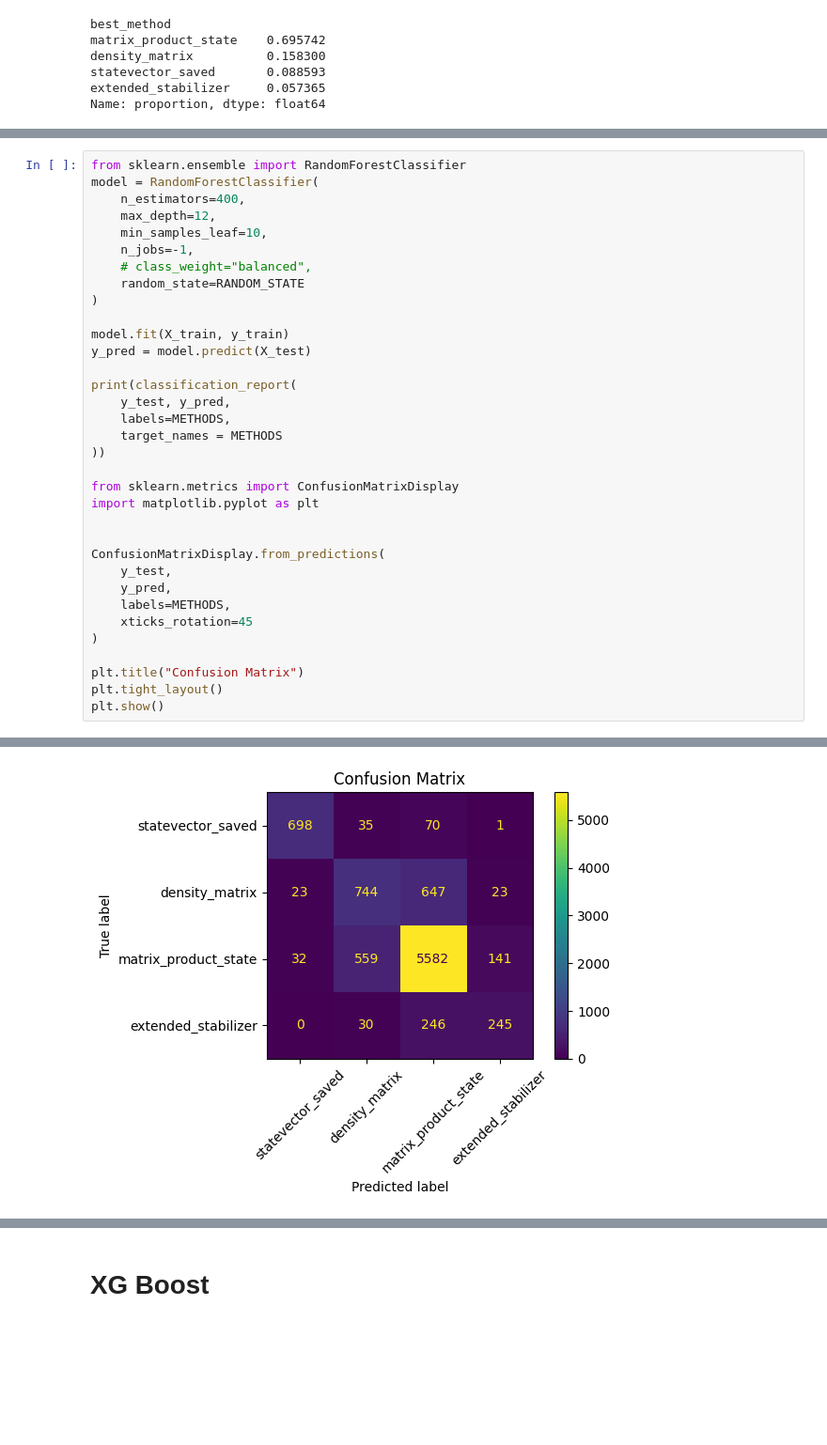
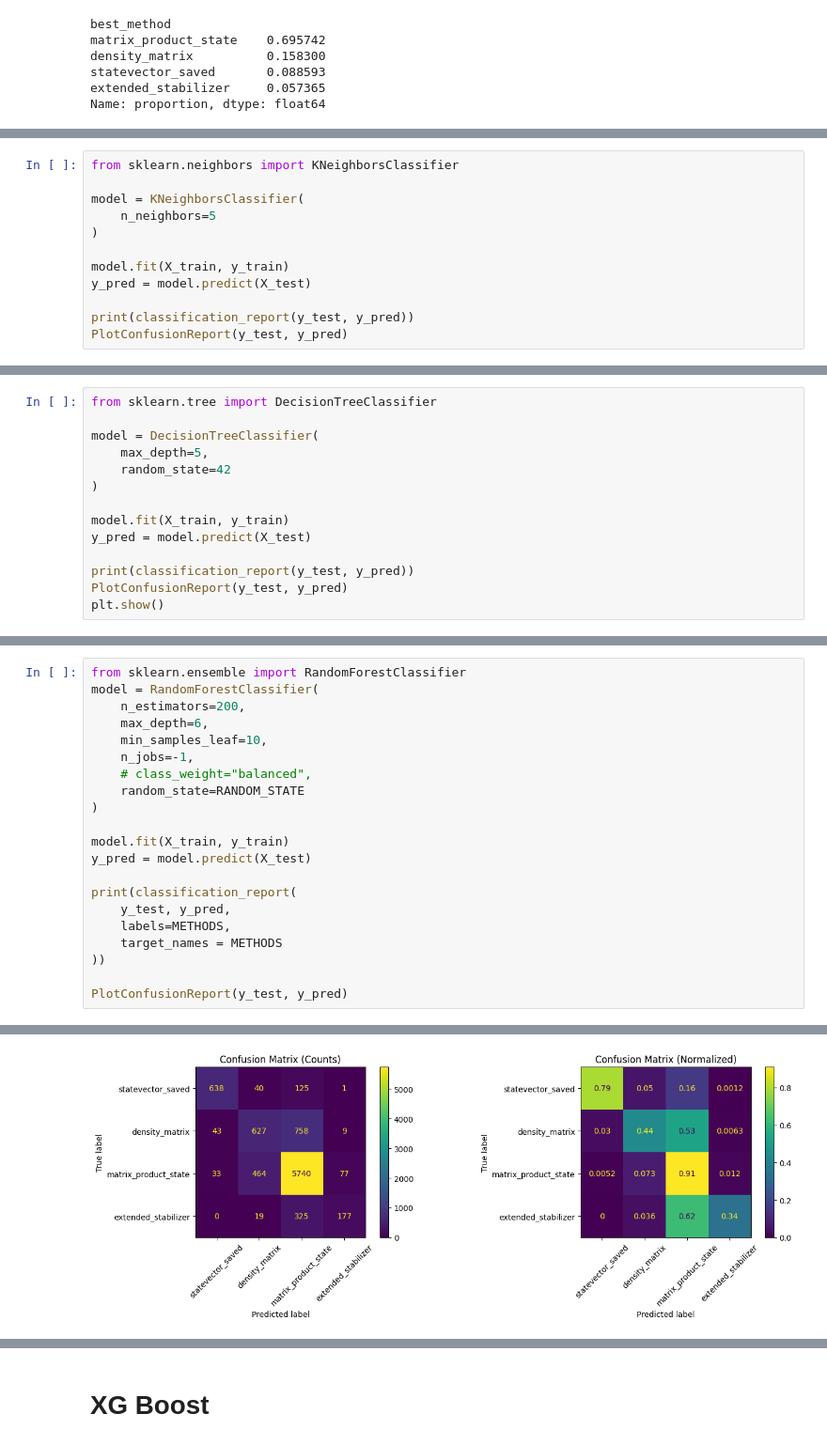
Before and after one commit to andreiilinescu/InferQ, a Jupyter notebook: analysis/selector.ipynb, the cells around one changed output, grey strips where cells are left out. Shown at 94% size. Drawn from its saved outputs; the diff is of its cells as text; blank space fills up the shorter version.

Commit message:
more models

```diff
--- a/analysis/selector.ipynb
+++ b/analysis/selector.ipynb
@@ -256,0 +271,12 @@ Name: proportion, dtype: float64
+# %%
+from sklearn.neighbors import KNeighborsClassifier
+
+model = KNeighborsClassifier(
+    n_neighbors=5
+)
+
+model.fit(X_train, y_train)
+y_pred = model.predict(X_test)
+
+print(classification_report(y_test, y_pred))
+PlotConfusionReport(y_test, y_pred)
@@ -256,0 +302,14 @@ Name: proportion, dtype: float64
+# %%
+from sklearn.tree import DecisionTreeClassifier
+
+model = DecisionTreeClassifier(
+    max_depth=5,
+    random_state=42
+)
+
+model.fit(X_train, y_train)
+y_pred = model.predict(X_test)
+
+print(classification_report(y_test, y_pred))
+PlotConfusionReport(y_test, y_pred)
+plt.show()
@@ -257,8 +335,8 @@ Name: proportion, dtype: float64
 # %%
 from sklearn.ensemble import RandomForestClassifier
 model = RandomForestClassifier(
-    n_estimators=400,
-    max_depth=12,
+    n_estimators=200,
+    max_depth=6,
     min_samples_leaf=10,
     n_jobs=-1,
     # class_weight="balanced",
@@ -274,20 +352,7 @@ print(classification_report(
     target_names = METHODS
 ))
 
-from sklearn.metrics import ConfusionMatrixDisplay
-import matplotlib.pyplot as plt
-
-
-ConfusionMatrixDisplay.from_predictions(
-    y_test,
-    y_pred,
-    labels=METHODS,
-    xticks_rotation=45
-)
-
-plt.title("Confusion Matrix")
-plt.tight_layout()
-plt.show()
+PlotConfusionReport(y_test, y_pred)
 # %% [output]
                       precision    recall  f1-score   support
 
@@ -302 +367 @@ matrix_product_state       0.85      0.88      0.87      6314
-[figure, old version]
+[figure, new version]
```
Also changed, not shown: parts of 25 cells of this notebook, 5 other files.
